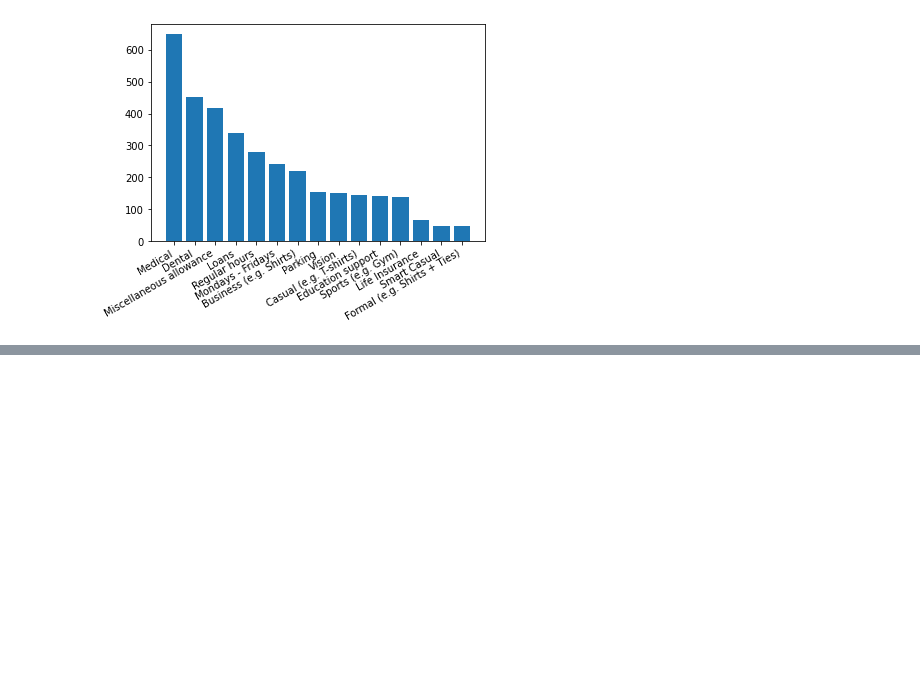
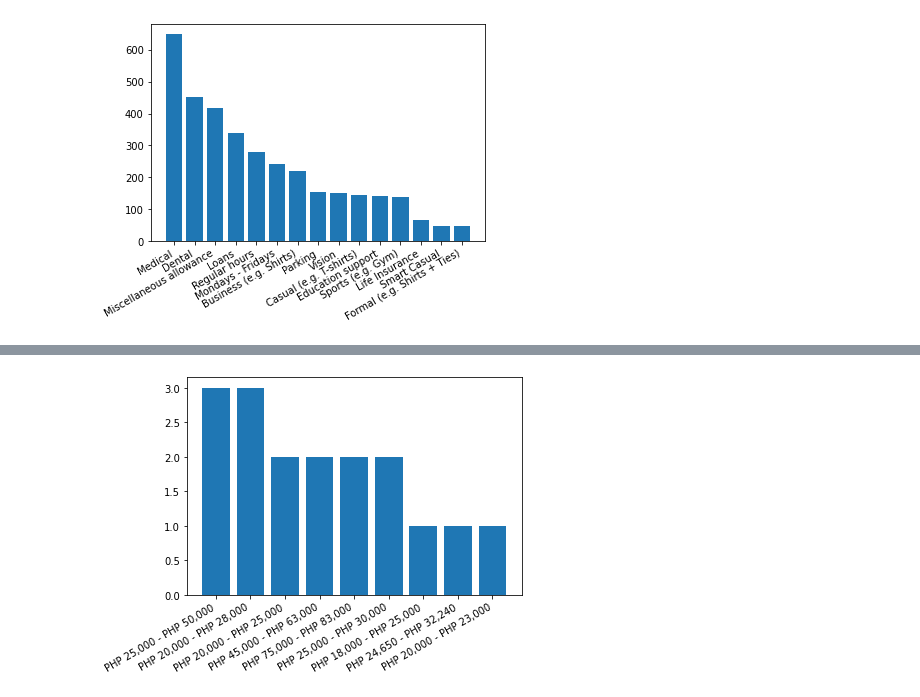
Before and after one commit to jvicrosario1106/husay_project_task, a Jupyter notebook: Data Analysis/Jobstreet Analysis/jobstreet_artist.ipynb, the cells around one changed output, grey strips where cells are left out. Cells and saved outputs as stored; diff of their text form; code cells hidden in the pictures; blank space fills up the shorter version.

```diff
--- a/Data Analysis/Jobstreet Analysis/jobstreet_artist.ipynb
+++ b/Data Analysis/Jobstreet Analysis/jobstreet_artist.ipynb
@@ -175,0 +218,9 @@ count = salary_career_level[["Title","Salary","Career Level"]]
+# %%
+high_level = merge.loc[merge["Career Level"] == "Supervisor/5 Years & Up Experienced Employee"]
+high_level_salary = high_level[high_level["Salary"] != "None"]
+count_high = high_level_salary["Salary"].value_counts()[0:10]
+plt.bar(count_high.index, count_high.values)
+plt.xticks(rotation="30",ha="right")
+plt.show()
+# %% [output]
+[figure, added]
```
Also changed, not shown: parts of 4 cells of this notebook, 10 other files.
